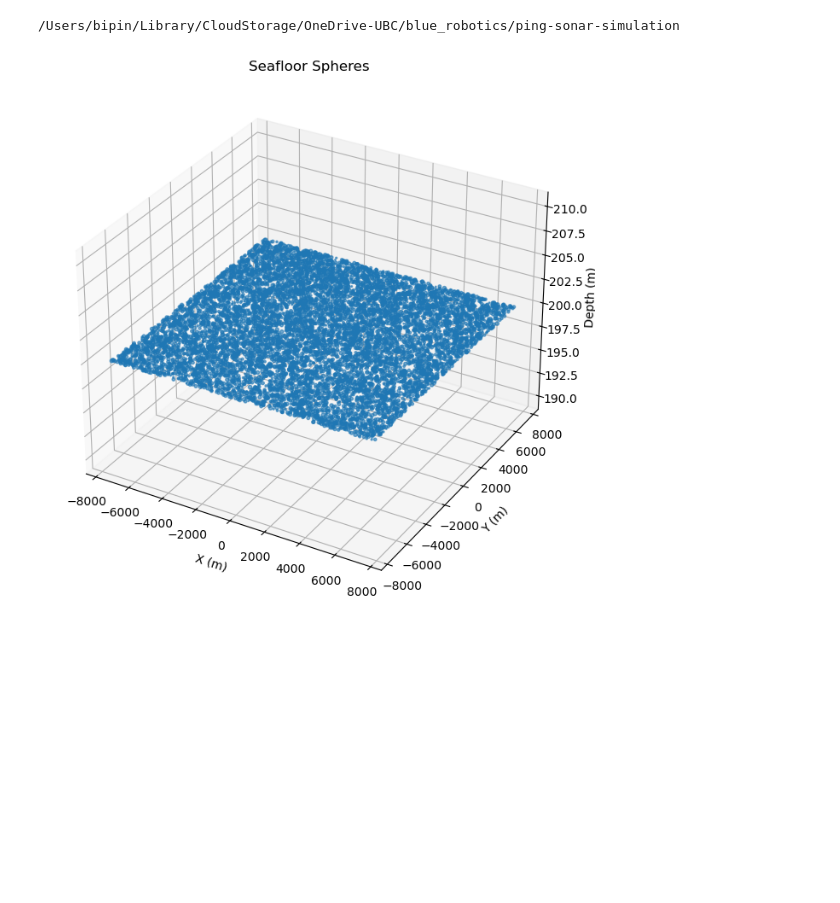
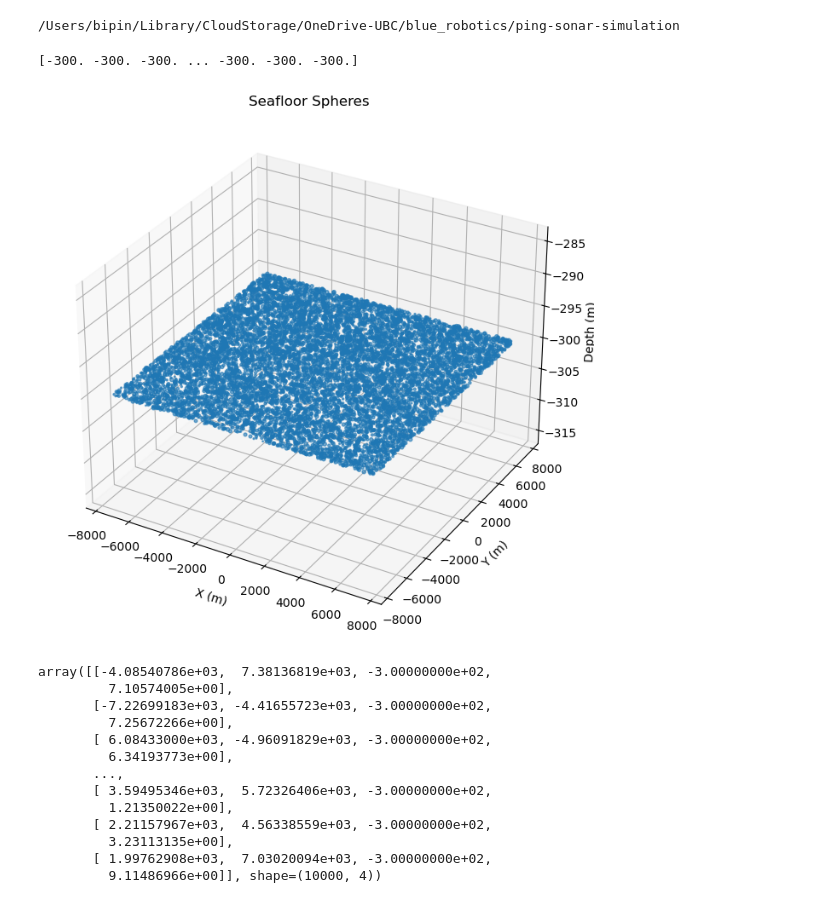
Before and after one commit to bluerobotics/ping-sonar-simulation, a Jupyter notebook: notebooks/reflectors/reflector_test.ipynb, the cells around one changed output. Cells and saved outputs as stored; diff of their text form; code cells hidden in the pictures; blank space fills up the shorter version.

```diff
--- a/notebooks/reflectors/reflector_test.ipynb
+++ b/notebooks/reflectors/reflector_test.ipynb
@@ -26,7 +28,22 @@ def plot_spheres_3d(spheres):
 
     plt.show()
 # %%
-sf = SeaFloor(depth=200, topography='flat')
+sf = SeaFloor(depth=300, topography='flat', num_spheres=10000)
 plot_spheres_3d(sf.seafloor)
+sf.seafloor
 # %% [output]
+[-300. -300. -300. ... -300. -300. -300.]
-[figure, old version]
+[figure, new version]
+array([[-4.08540786e+03,  7.38136819e+03, -3.00000000e+02,
+         7.10574005e+00],
+       [-7.22699183e+03, -4.41655723e+03, -3.00000000e+02,
+         7.25672266e+00],
+       [ 6.08433000e+03, -4.96091829e+03, -3.00000000e+02,
+         6.34193773e+00],
+       ...,
+       [ 3.59495346e+03,  5.72326406e+03, -3.00000000e+02,
+         1.21350022e+00],
+       [ 2.21157967e+03,  4.56338559e+03, -3.00000000e+02,
+         3.23113135e+00],
+       [ 1.99762908e+03,  7.03020094e+03, -3.00000000e+02,
+         9.11486966e+00]], shape=(10000, 4))
```
Also changed, not shown: parts of 1 cell of this notebook, 1 other file.
